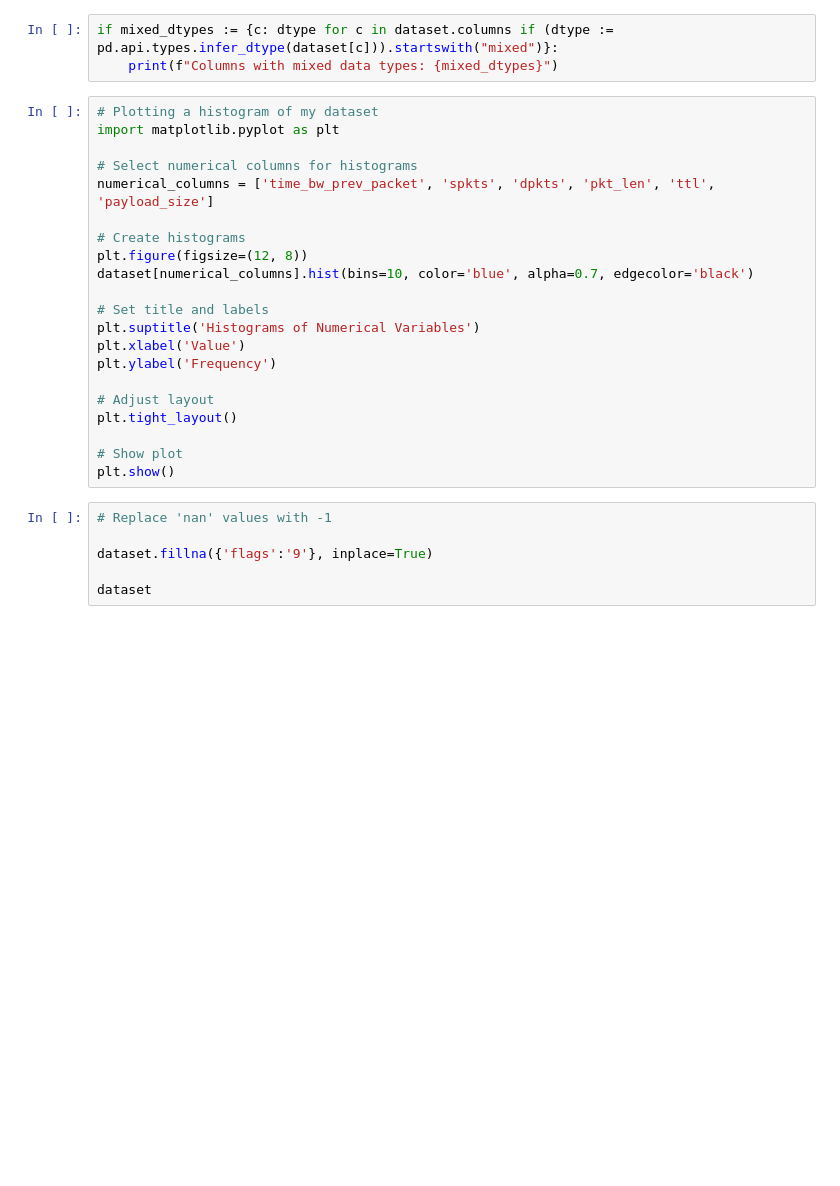
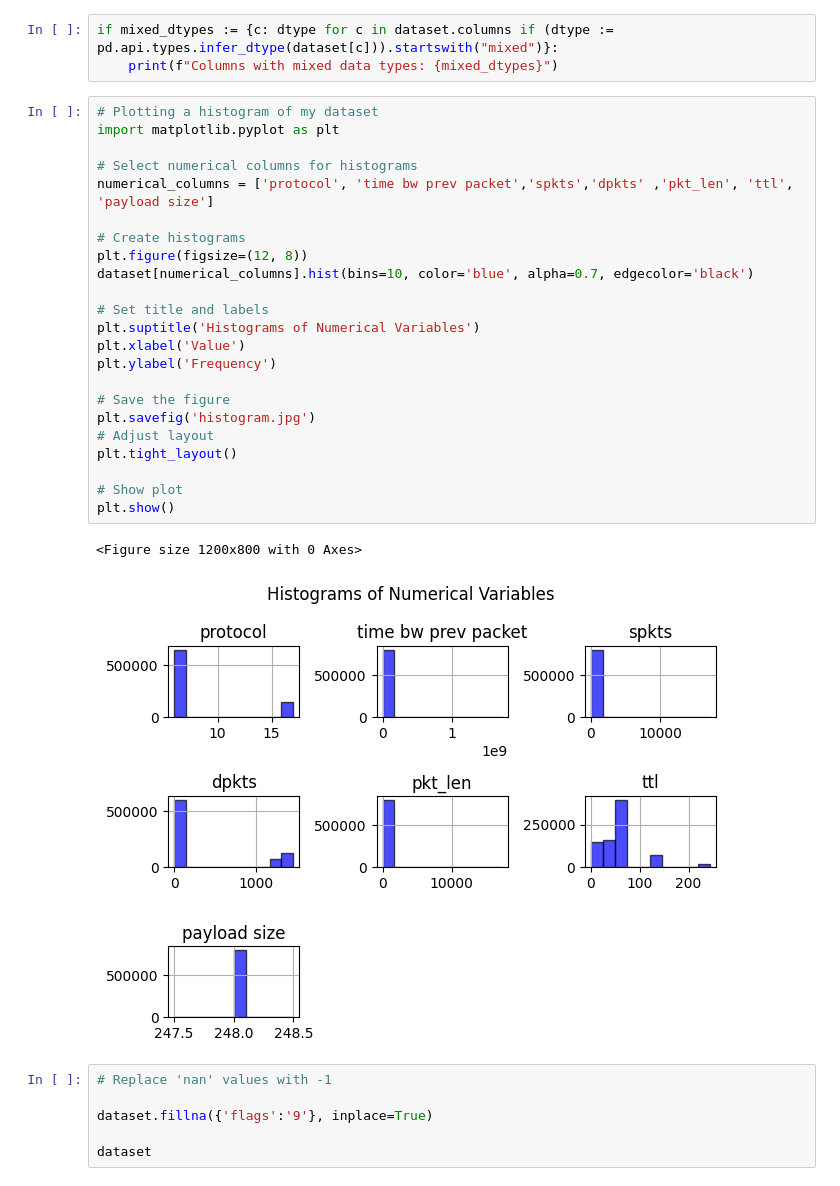
Before and after one commit to Hussain-Javed-K213584/NIDSv2, a Jupyter notebook: model_training/model.ipynb, the cells around one changed output. Cells and saved outputs as stored; diff of their text form; blank space fills up the shorter version.

```diff
--- a/model_training/model.ipynb
+++ b/model_training/model.ipynb
@@ -28,24 +28,29 @@ if mixed_dtypes := {c: dtype for c in dataset.columns if (dtype := pd.api.types.
 # %%
 # Plotting a histogram of my dataset
 import matplotlib.pyplot as plt
 
 # Select numerical columns for histograms
-numerical_columns = ['time_bw_prev_packet', 'spkts', 'dpkts', 'pkt_len', 'ttl', 'payload_size']
+numerical_columns = ['protocol', 'time bw prev packet','spkts','dpkts' ,'pkt_len', 'ttl', 'payload size']
 
 # Create histograms
 plt.figure(figsize=(12, 8))
 dataset[numerical_columns].hist(bins=10, color='blue', alpha=0.7, edgecolor='black')
 
 # Set title and labels
 plt.suptitle('Histograms of Numerical Variables')
 plt.xlabel('Value')
 plt.ylabel('Frequency')
 
+# Save the figure
+plt.savefig('histogram.jpg')
 # Adjust layout
 plt.tight_layout()
 
 # Show plot
 plt.show()
+# %% [output]
+<Figure size 1200x800 with 0 Axes>
+[figure, added]
 # %%
 # Replace 'nan' values with -1
 
```
Also changed, not shown: 5 other files.
